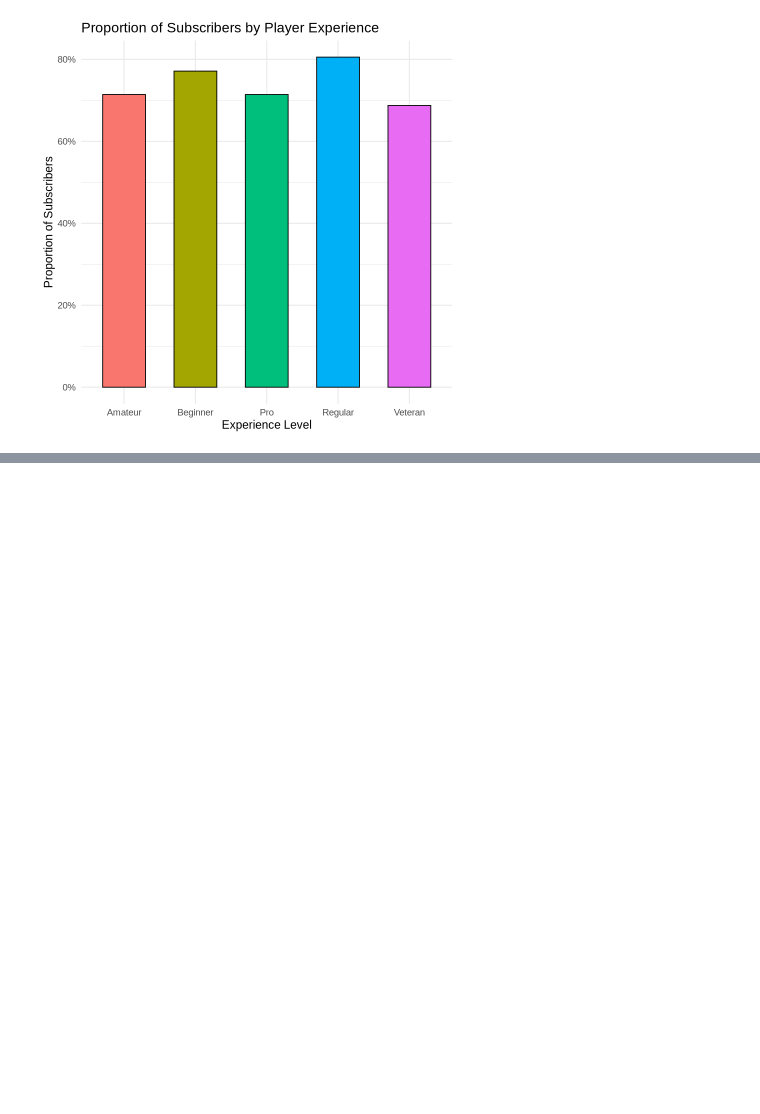
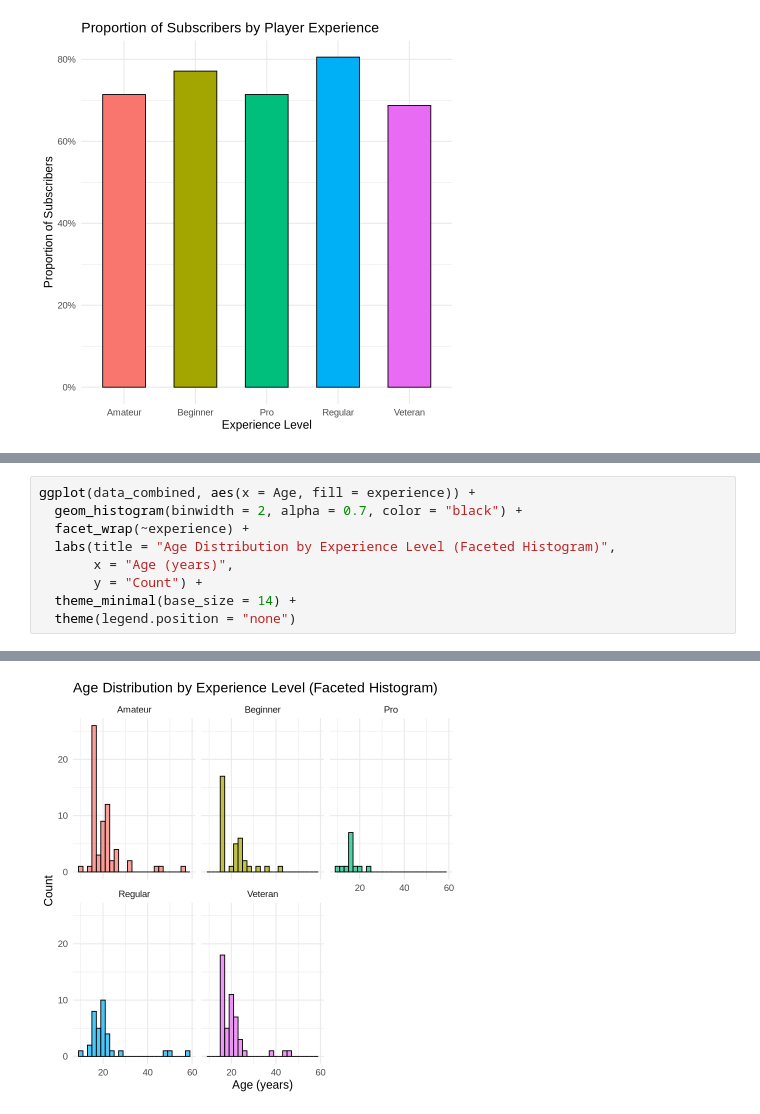
Before and after one commit to ihuang11/dsci100-project, a Jupyter notebook: Individual Project Planning Proposal.ipynb, the cells around one changed output, grey strips where cells are left out. Saved outputs shown, nothing was run; the diff lists cells and outputs as text; blank space fills up the shorter version.

```diff
--- a/Individual Project Planning Proposal.ipynb
+++ b/Individual Project Planning Proposal.ipynb
@@ -316,0 +321,10 @@ ggplot(experience_subscribe, aes(x = experience, y = prop_subscribe, fill = expe
+# %%
+ggplot(data_combined, aes(x = Age, fill = experience)) +
+  geom_histogram(binwidth = 2, alpha = 0.7, color = "black") +
+  facet_wrap(~experience) +
+  labs(title = "Age Distribution by Experience Level (Faceted Histogram)",
+       x = "Age (years)",
+       y = "Count") +
+  theme_minimal(base_size = 14) +
+  theme(legend.position = "none")
+# %% [output]
@@ -316,0 +333 @@ ggplot(experience_subscribe, aes(x = experience, y = prop_subscribe, fill = expe
+[figure, added]
```
Also changed, not shown: parts of 7 cells of this notebook.
